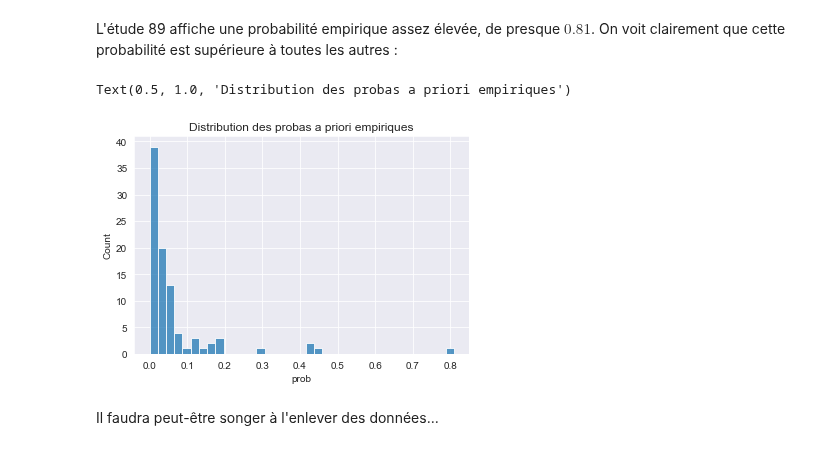
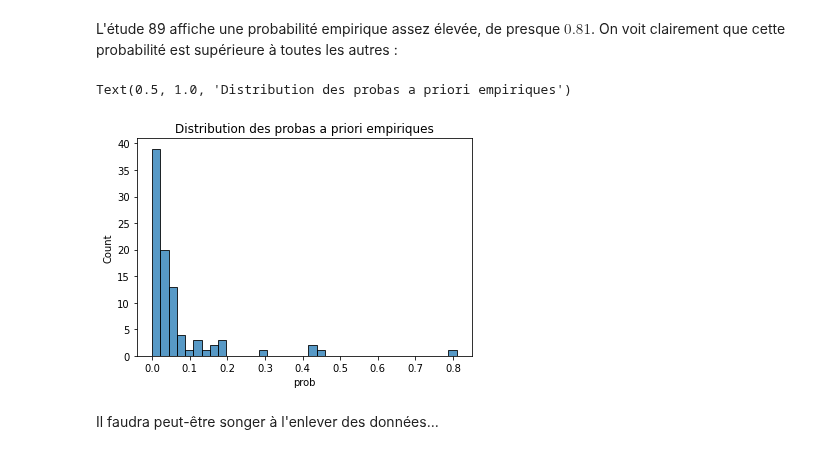
Before and after one commit to erialc-cal/MCM_Listeria_Prevalence, a Jupyter notebook: exploratoire_robin.ipynb, the cells around one changed output. Cells and saved outputs as stored; diff of their text form; code cells hidden in the pictures.

```diff
--- a/exploratoire_robin.ipynb
+++ b/exploratoire_robin.ipynb
@@ -101,12 +100,11 @@ Name: prob, Length: 91, dtype: float64
 # %% [markdown]
 L'étude 89 affiche une probabilité empirique assez élevée, de presque $0.81$. On voit clairement que cette probabilité est supérieure à toutes les autres :
 # %%
-sns.set_style('darkgrid')
 sns.histplot(data['prob'])
 plt.title("Distribution des probas a priori empiriques")
 # %% [output]
 Text(0.5, 1.0, 'Distribution des probas a priori empiriques')
-[figure, old version]
+[figure, new version]
 # %% [markdown]
 Il faudra peut-être songer à l'enlever des données...
 # %%
```
Also changed, not shown: parts of 41 cells of this notebook.
